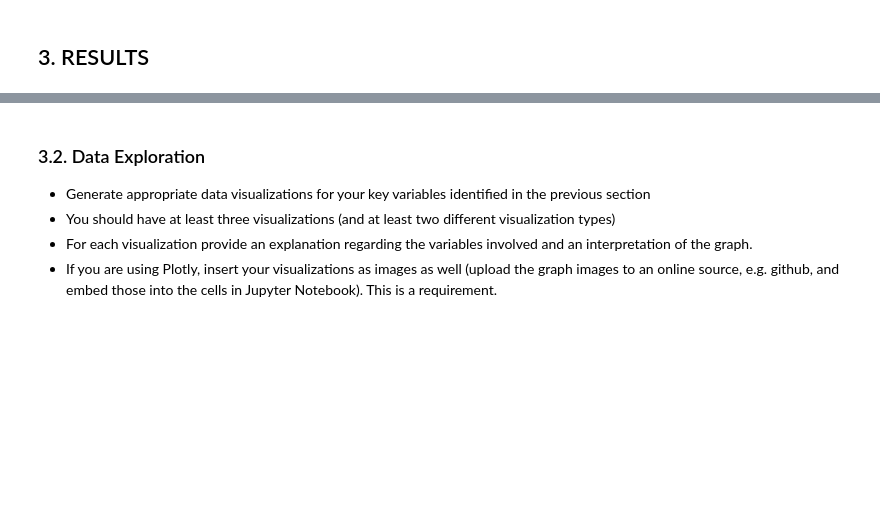
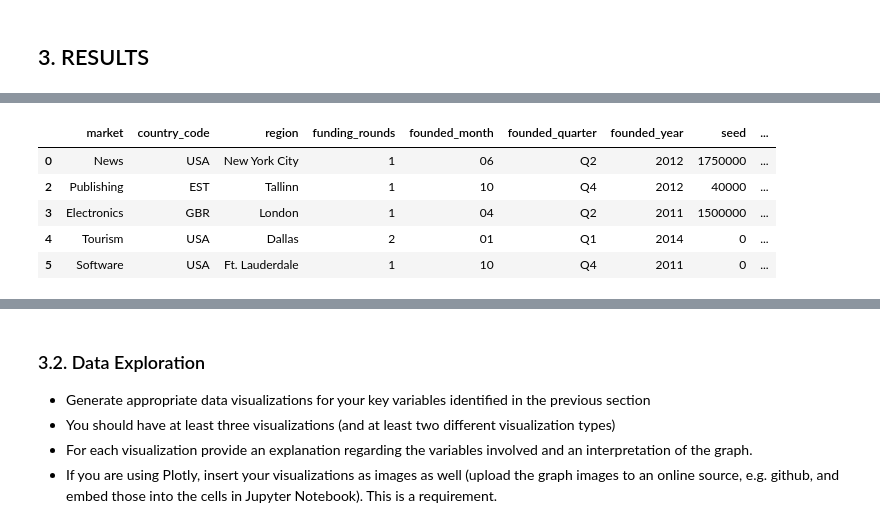
Before and after one commit to tommygreenwald/DS3000FP, a Jupyter notebook: DS3000_FP4_Section01_Group22.ipynb, the cells around one changed output, grey strips where cells are left out. Drawn from its saved outputs; the diff is of its cells as text; code cells hidden in the pictures; blank space fills up the shorter version.

```diff
--- a/DS3000_FP4_Section01_Group22.ipynb
+++ b/DS3000_FP4_Section01_Group22.ipynb
@@ -102,0 +114,27 @@ In this section, you should do the following and explain why you are doing what
+# %%
+# Perform data wrangling to get your features and target values (e.g., grouping your dataframe by columns, applying functions to format dataframes, etc.)
+
+# First, we are going separate out our features and target into different dataframes.
+features = raw_data.drop(columns=["funding_total"])
+target = raw_data["funding_total"]
+
+# Next, we are going to apply some functions to format various feature columns.
+# Convert floats to ints
+int_features = ["funding_rounds", "founded_year", "seed", "venture", "round_A", "round_B"]
+for feature in int_features:
+    features[feature] = features[feature].apply(np.int64)
+
+# Cut off year from founded month and quarter to get more useful data
+year_features = ["founded_month", "founded_quarter"]
+for feature in year_features:
+    features[feature] = features[feature].apply(lambda x: x[5:])
+
+# Remove unnecessary and weirdly formatted commas from target column
+target = target.apply(lambda x: x.replace(",", ""))
+# %% [output]
+|  | market | country_code | region | funding_rounds | founded_month | founded_quarter | founded_year | seed | ... |
+| 0 | News | USA | New York City | 1 | 06 | Q2 | 2012 | 1750000 | ... |
+| 2 | Publishing | EST | Tallinn | 1 | 10 | Q4 | 2012 | 40000 | ... |
+| 3 | Electronics | GBR | London | 1 | 04 | Q2 | 2011 | 1500000 | ... |
+| 4 | Tourism | USA | Dallas | 2 | 01 | Q1 | 2014 | 0 | ... |
+| 5 | Software | USA | Ft. Lauderdale | 1 | 10 | Q4 | 2011 | 0 | ... |
```
Also changed, not shown: parts of 18 cells of this notebook, 1 other file.
